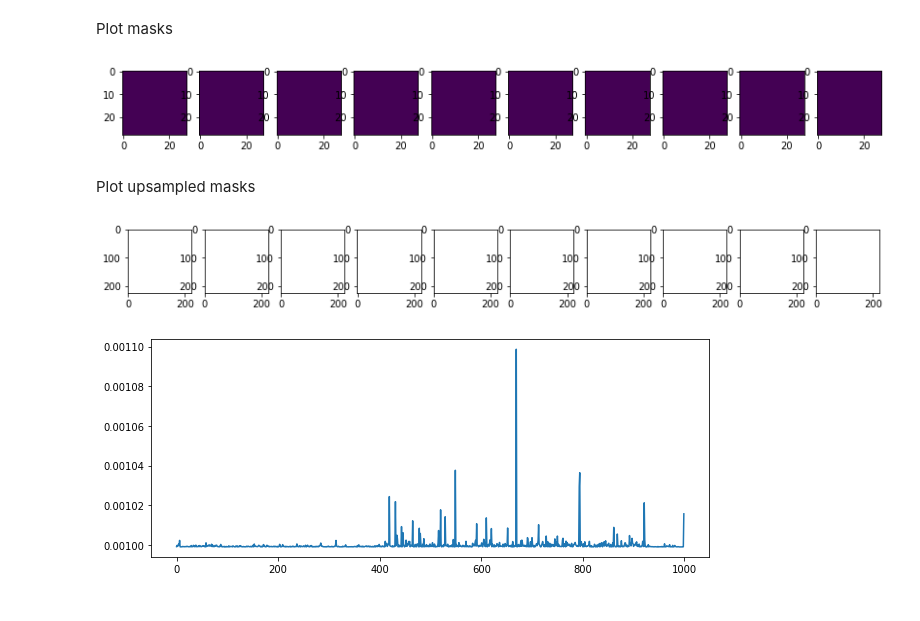
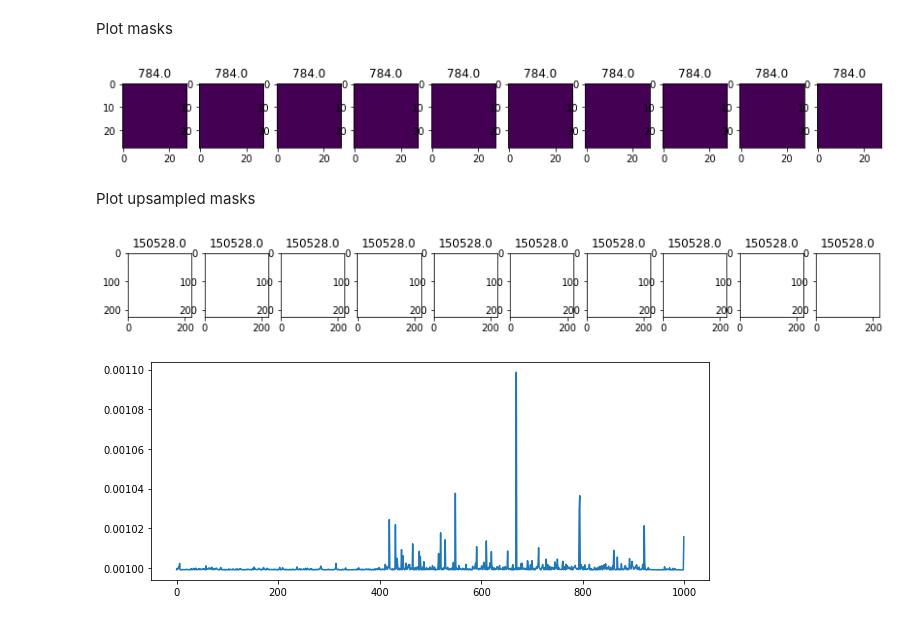
Before and after one commit to dakaun/meaningful-perturbation, a Jupyter notebook: experiments/meaningful_perturbation.ipynb, the cells around one changed output. Saved outputs shown, nothing was run; the diff lists cells and outputs as text; code cells hidden in the pictures.

```diff
--- a/experiments/meaningful_perturbation.ipynb
+++ b/experiments/meaningful_perturbation.ipynb
@@ -171,14 +207,14 @@ minimize() # optimizer.step()
 # %%
 with tf.GradientTape() as tape:
-    outputs = model(perturbated_input)
-    l1 = l1_coeff*tf.reduce_mean(tf.abs(1-mask))
-    print(l1)
-    l2 = tv_coeff*tv_norm(mask, tv_beta)
-    print(l2)
-    l3 = outputs[0, category]
-    print(l3)
-    loss = l1 + l2 + l3
-    #tape.watch(img)
-    #loss = l1_coeff*tf.reduce_mean(tf.abs(1-mask)) + tv_coeff*tv_norm(mask, tv_beta) + outputs[0, category]
+    tape.watch(mask)
+    #l1 = l1_coeff*tf.reduce_mean(tf.abs(1-mask))
+    #print(l1)
+    #l2 = tv_coeff*tv_norm(mask, tv_beta)
+    #print(l2)
+    #l3 = outputs[0, category]
+    #print(l3)
+    #tape.reset()
+    #loss = l1 + l2 + l3
+    loss = l1_coeff*tf.reduce_mean(tf.abs(1-mask)) + tv_coeff*tv_norm(mask, tv_beta) + outputs[0, category]
 loss
 # %% [output]
@@ -189,2 +226,2 @@ tf.Tensor(0.07579846, shape=(), dtype=float32)
 # %%
-grads = tape.gradient(loss, model.trainable_variables) # equal to loss.backward ??
+grads = tape.gradient(loss, [mask]) # equal to loss.backward ??
@@ -191,2 +253,2 @@ grads = tape.gradient(loss, model.trainable_variables) # equal to loss.backward
 # %%
-optimizer.apply_gradients(zip(grads, model.trainable_weights))
+optimizer.apply_gradients(zip(grads, [mask]))
@@ -227,6 +314,8 @@ app_mask = []
 app_ups_mask = []
 # %%
 for i in range(10):
+    app_mask.append(tf.identity(mask))
+
     upsampled_mask = upsample(mask)
     upsampled_mask = tf.tile(upsampled_mask, multiples=(1,1,1,3))
 
@@ -239,22 +328,24 @@ for i in range(10):
 
     perturbated_input = perturbated_input + noise
 
-    outputs = tf.nn.softmax(model(perturbated_input))
+    outputs = model(perturbated_input)
 
     with tf.GradientTape() as tape:
         tape.watch(mask)
         l1 = l1_coeff*tf.reduce_mean(tf.abs(1-mask))
         l2 = tv_coeff*tv_norm(mask, tv_beta)
         l3 = outputs[0, category]
+        l1_ar.append(tf.identity(l1))
+        l2_ar.append(tf.identity(l2))
+        l3_ar.append(tf.identity(l3))
         loss = l1 + l2 + l3
 
-    l1_ar.append(l1)
-    l2_ar.append(l2)
-    l3_ar.append(l3)
+    #l1_ar.append(l1)
+    #l2_ar.append(l2)
+    #l3_ar.append(l3)
 
     grads = tape.gradient(loss, [mask])
     optimizer.apply_gradients(zip(grads, [mask]))
     tf.clip_by_value(mask, clip_value_min=0, clip_value_max=1)
 
-    app_mask.append(mask)
     app_ups_mask.append(upsampled_mask)
@@ -289,19 +391,21 @@ Plot masks
 # %%
 fig, ax = plt.subplots(1,10, figsize=(14,8))
 for i in range(len(app_mask)):
     ax[i].imshow(app_mask[i][0])
+    ax[i].set_title(np.sum(app_mask[i][0]))
 plt.show()
 # %% [output]
-[figure, old version]
+[figure, new version]
 # %% [markdown]
 Plot upsampled masks
 # %%
 fig, ax = plt.subplots(1,10, figsize=(14,8))
 for i in range(len(app_ups_mask)):
     ax[i].imshow(app_ups_mask[i][0])
+    ax[i].set_title(np.sum(app_ups_mask[i][0]))
 plt.show()
 # %% [output]
-[figure, old version]
+[figure, new version]
 # %%
 plt.figure(figsize=(10,4))
 plt.plot(outputs[0])
```
Also changed, not shown: parts of 25 cells of this notebook.
